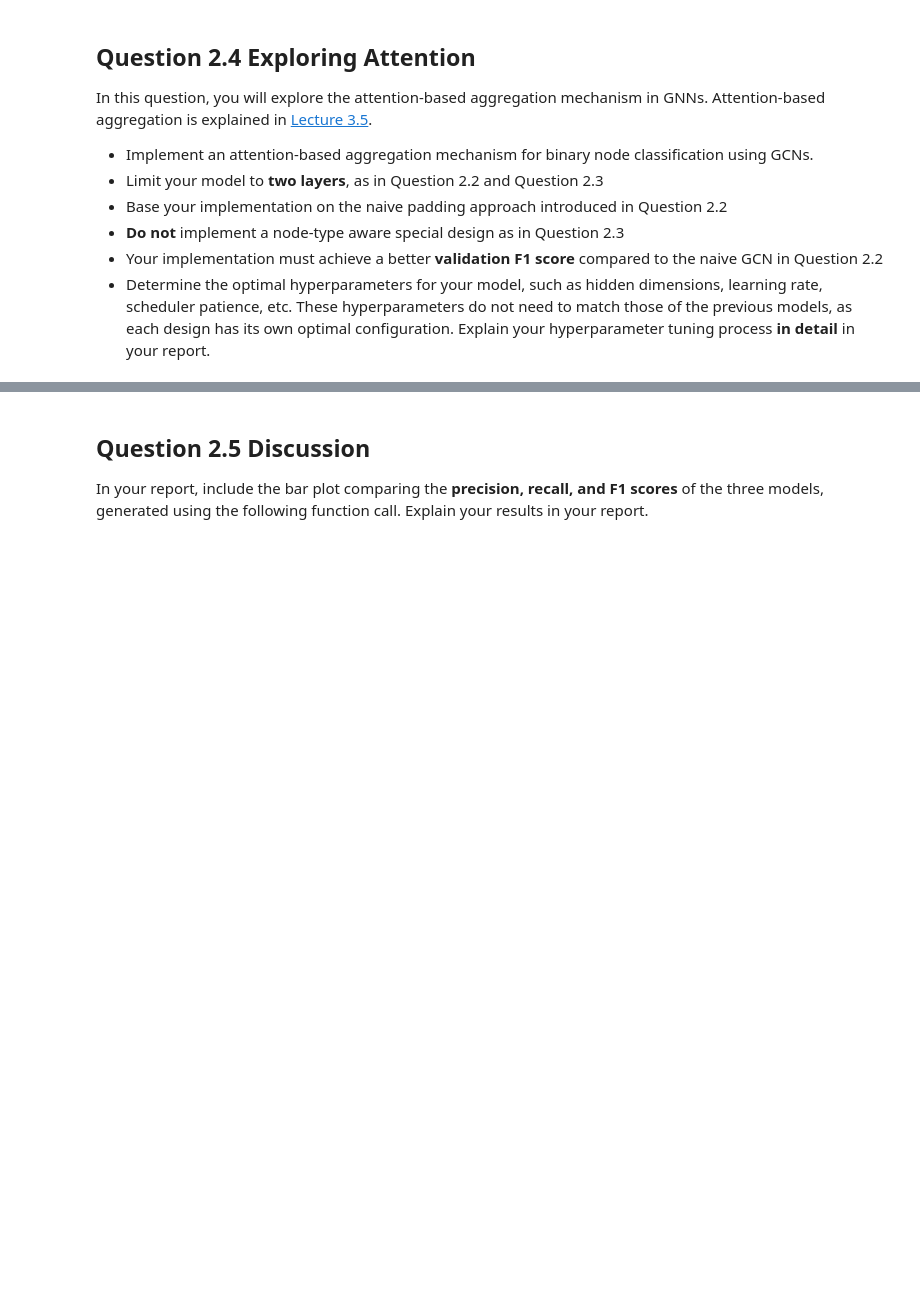
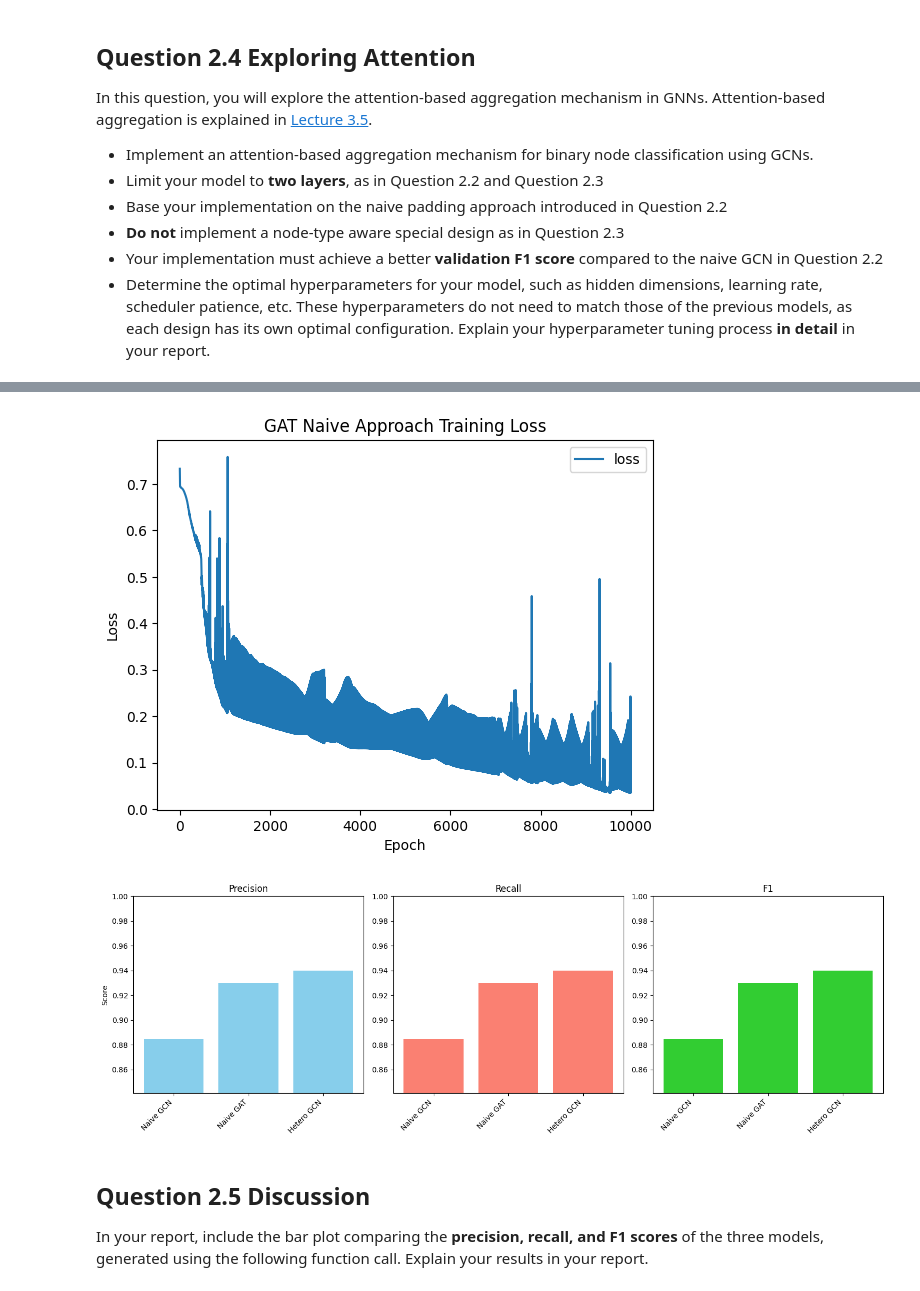
Before and after one commit to belfioreasia/Deep-Graph-Based-Learning, a Jupyter notebook: Coursework/q2_heterogeneous_node_classifcation.ipynb, the cells around one changed output, grey strips where cells are left out. Cells and saved outputs as stored; diff of their text form; code cells hidden in the pictures; blank space fills up the shorter version.

Commit message:
Partially Added Attention for Q2.4

```diff
--- a/Coursework/q2_heterogeneous_node_classifcation.ipynb
+++ b/Coursework/q2_heterogeneous_node_classifcation.ipynb
@@ -984,10 +1044,10 @@ set_seed(SEED)
 X_train, d_max_train = pad_features(A_train, X1_train, X2_train, mapping_train)
 X_val,   d_max_val   = pad_features(A_val,   X1_val,   X2_val,   mapping_val)
 
-print("Train adjacency:", A_train.shape)
-print("Train features after padding:", X_train.shape, "with d_max =", d_max_train)
-print("Val adjacency:", A_val.shape)
-print("Val features after padding:", X_val.shape, "with d_max =", d_max_val)
+# print("Train adjacency:", A_train.shape)
+# print("Train features after padding:", X_train.shape, "with d_max =", d_max_train)
+# print("Val adjacency:", A_val.shape)
+# print("Val features after padding:", X_val.shape, "with d_max =", d_max_val)
 
 # Convert labels to float if using BCE with sigmoid
 y_train = y_train.float()  # shape (N,)
@@ -998,18 +1058,25 @@ y_val   = y_val.float()
 # MODIFY THE CODE BELOW
 # ####################################################
 
+lr = 0.005 # 0.005 # 0.01
+num_epochs = 10000
+patience = 1000 # 1000 # 100
+hidden_dim = 5 # 5 # 10
+
 # Build the model
-attn_gnn = GraphAttentionNetwork(...)
+attn_gnn = GraphAttentionNetwork(input_dim=X_train.shape[1], hidden_dim=hidden_dim)
 
 # Train
-loss_history, _ = train_model(attn_gnn, y_train, val_model_inputs={...}, y_val=y_val, ...)
+loss_history, _ = train_model(attn_gnn, y_train, val_model_inputs={"A_self_loops":A_val_self_loops.clone(), "X":X_val.clone()},
+                              y_val=y_val.clone(), A_self_loops=A_train_self_loops, X=X_train,
+                              num_epochs=num_epochs, lr=lr, patience=patience)
 
 # ####################################################
 # END OF MODIFICATION
 # ####################################################
 
 # Test on validation data
-val_prec, val_rec, val_f1, _ = evaluate_model(attn_gnn, y_val, ...)
+val_prec, val_rec, val_f1, _ = evaluate_model(attn_gnn, y_val,  A_self_loops=A_val_self_loops, X=X_val)
 print(f"[VAL] Prec={val_prec:.4f}, Rec={val_rec:.4f}, F1={val_f1:.4f}")
 
 val_precs["Naive GAT"] = val_prec
@@ -1018,3 +1085,5 @@ val_f1s["Naive GAT"] = val_f1
 
 # Plot loss
 plot_loss(loss_history, title="GAT Naive Approach Training Loss")
+plot_results(val_precs, val_recs, val_f1s)
+# %% [output]
@@ -1021,3 +1107,5 @@ plot_loss(loss_history, title="GAT Naive Approach Training Loss")
+[figure, added]
+[figure, added]
 # %% [markdown]
 ## Question 2.5 Discussion
 
```
Also changed, not shown: parts of 8 cells of this notebook, 1 other file.
